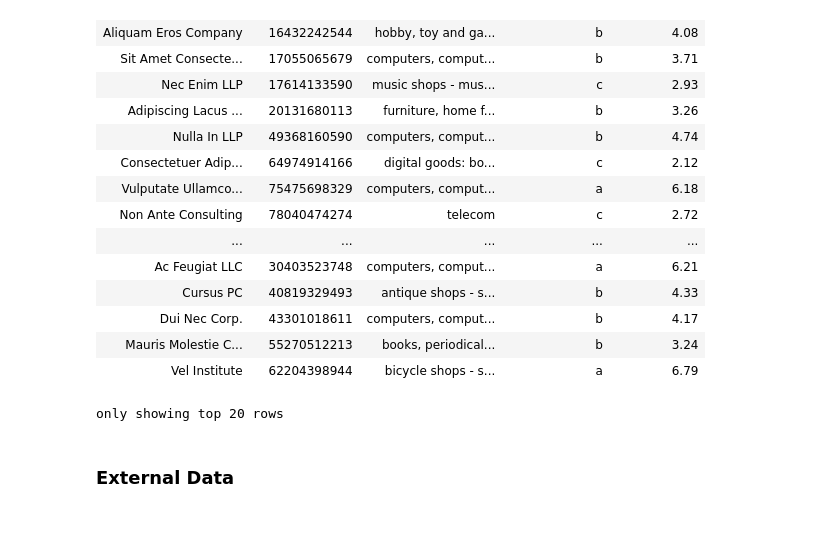
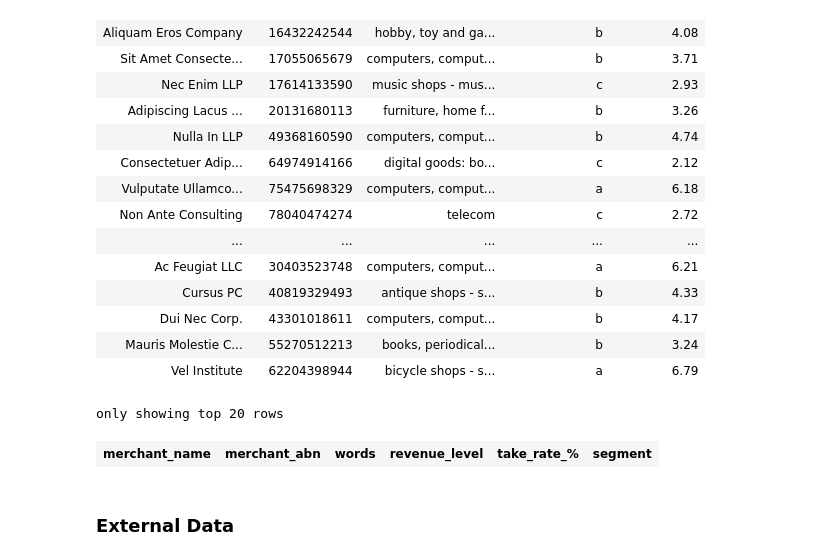
Before and after one commit to jameslafontaine/unimelb-mast30034-industry-project, a Jupyter notebook: notebooks/preprocessing/ETL.ipynb, the cells around one changed output. Cells and saved outputs as stored; diff of their text form; code cells hidden in the pictures; blank space fills up the shorter version.

Commit message:
Added segmenting code to ETL script, fixed bug relating to downloading and extracting postcode shapefiles

```diff
--- a/notebooks/preprocessing/ETL.ipynb
+++ b/notebooks/preprocessing/ETL.ipynb
@@ -47,6 +54,9 @@ if not os.path.exists(output_relative_dir):
 
 if not os.path.exists(output_relative_dir + "externaldataset"):
     os.makedirs(output_relative_dir + "externaldataset", exist_ok=True)
+
+if not os.path.exists(output_relative_dir + "externaldataset/postcode_shapefiles"):
+    os.makedirs(output_relative_dir + "externaldataset/postcode_shapefiles", exist_ok=True)
 
 print("Download Start")
 
@@ -102,6 +112,19 @@ with zipfile.ZipFile(zip_file_path2, 'r') as zip_ref:
             print(f"Extracted from ZIP 2: {file_name}")
         except KeyError:
             print(f"File not found in ZIP 2: {file_name}")
+
+
+# URL where the zipfile of the shapefiles are stored on the ABS website
+zip_file_url = "https://www.abs.gov.au/statistics/standards/australian-statistical-geography-standard-asgs-edition-3/jul2021-jun2026/access-and-downloads/digital-boundary-files/POA_2021_AUST_GDA94_SHP.zip"
+r = requests.get(zip_file_url)
+z = zipfile.ZipFile(io.BytesIO(r.content))
+
+dir = "data/raw/externaldataset/postcode_shapefiles"
+
+print("Downloading and extracting shapefiles...")
+
+# writing data into directory
+z.extractall(dir)
 # %% [output]
 Download Start
 Download Complete
@@ -1016,3 +1039,31 @@ merch_tbl_clean
 | Mauris Molestie C... | 55270512213 | books, periodical... | b | 3.24 |
 | Vel Institute | 62204398944 | bicycle shops - s... | a | 6.79 |
 only showing top 20 rows
+# %%
+from pyspark.sql.types import StringType
+# Create the segment feature for each merchant
+
+tech_and_electronics = ["computer", "digital", "television", "telecom"]
+retail_and_novelty = ["newspaper", "novelty", "hobby", "shoe", "instruments", "bicycle", "craft","office"]
+garden_and_furnishings = ["florists", "furniture", "garden", "tent"]
+antiques_and_jewellery = ["galleries", "antique", "jewelry"]
+specialized_services = ["health", "motor", "opticians"]
+
+
+def segment(description):
+    for segment, keywords in [("tech_and_electronics", tech_and_electronics),
+                               ("retail_and_novelty", retail_and_novelty),
+                               ("garden_and_furnishings", garden_and_furnishings),
+                               ("antiques_and_jewellery", antiques_and_jewellery),
+                               ("specialized_services", specialized_services)]:
+        if any(keyword in description for keyword in keywords):
+            return segment
+    return "other"
+
+segment_udf = F.udf(segment, StringType())
+
+merch_tbl_clean = merch_tbl_clean.withColumn("segment", segment_udf(merch_tbl_clean.words))
+# %%
+merch_tbl_clean.filter(F.col('segment').isNull())
+# %% [output]
+| merchant_name | merchant_abn | words | revenue_level | take_rate_% | segment |
```
Also changed, not shown: parts of 2 cells of this notebook, 4 other files.
